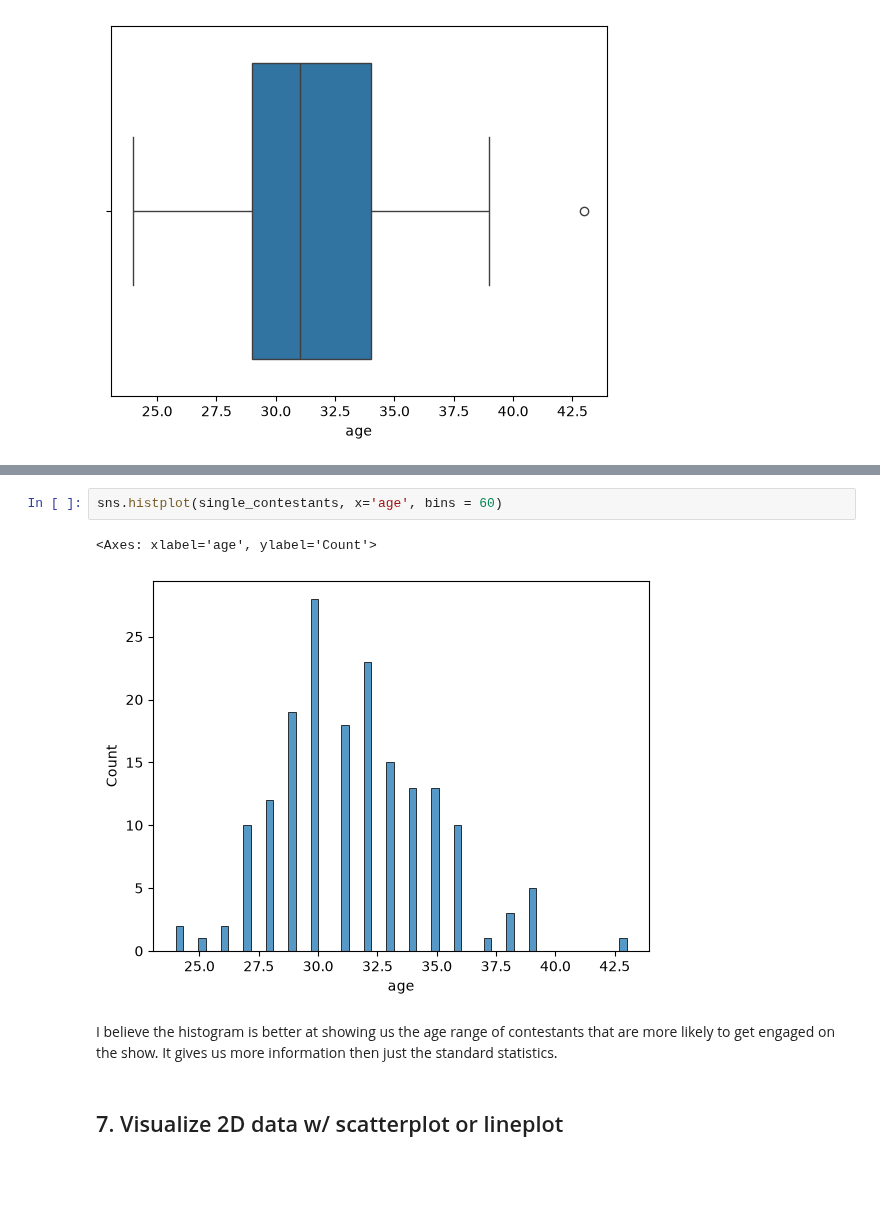
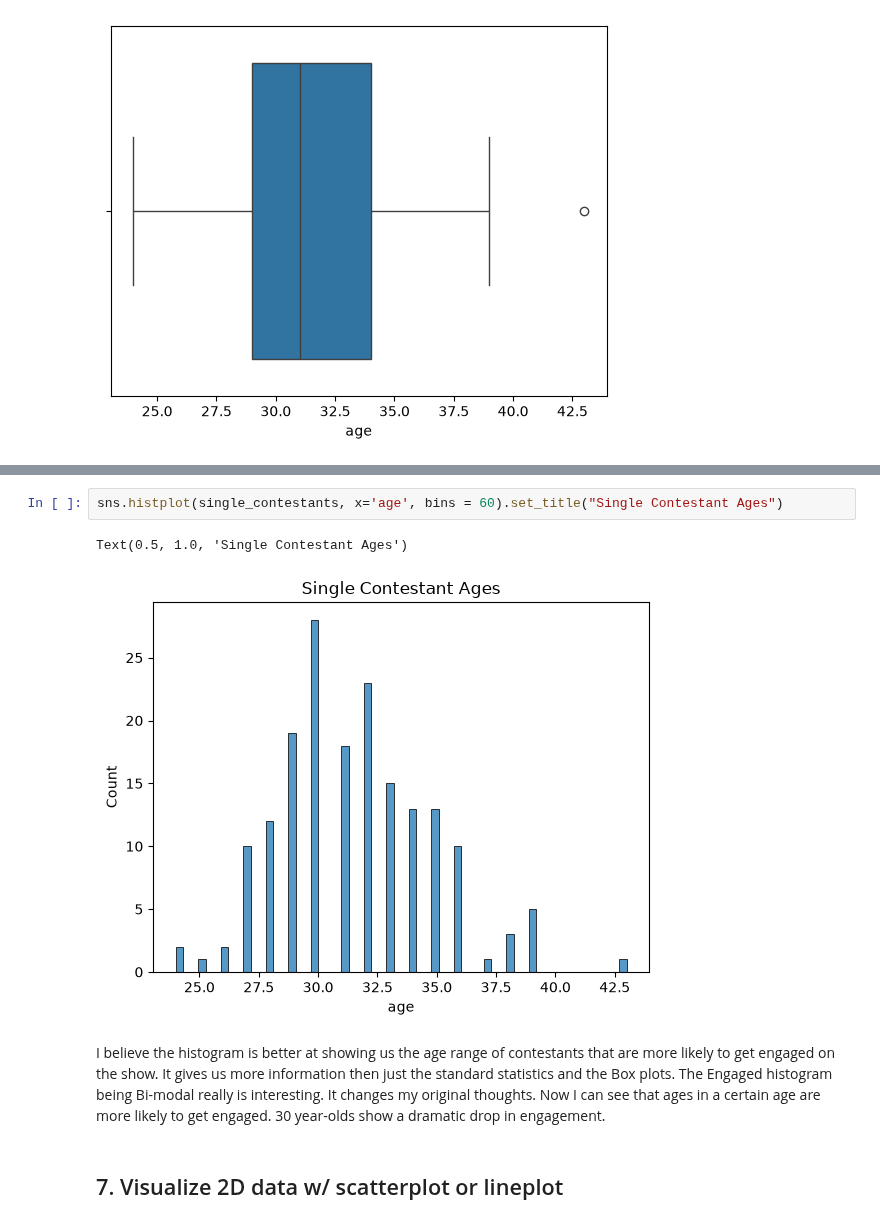
Before and after one commit to ZeeThomas/Love-Is-Blind-Analysis, a Jupyter notebook: analysisV0.ipynb, the cells around one changed output, grey strips where cells are left out. Saved outputs shown, nothing was run; the diff lists cells and outputs as text; blank space fills up the shorter version.

```diff
--- a/analysisV0.ipynb
+++ b/analysisV0.ipynb
@@ -528,10 +535,10 @@ sns.histplot(engaged_contestants, x='age', bins= 60)
 # %%
-sns.histplot(single_contestants, x='age', bins = 60)
+sns.histplot(single_contestants, x='age', bins = 60).set_title("Single Contestant Ages")
 # %% [output]
-<Axes: xlabel='age', ylabel='Count'>
+Text(0.5, 1.0, 'Single Contestant Ages')
-[figure, old version]
+[figure, new version]
 # %% [markdown]
-I believe the histogram is better at showing us the age range of contestants that are more likely to get engaged on the show. It gives us more information then just the standard statistics.
+I believe the histogram is better at showing us the age range of contestants that are more likely to get engaged on the show. It gives us more information then just the standard statistics and the Box plots. The Engaged histogram being Bi-modal really is interesting. It changes my original thoughts. Now I can see that ages in a certain age are more likely to get engaged. 30 year-olds show a dramatic drop in engagement.
 # %% [markdown]
 ## 7. Visualize 2D data w/ scatterplot or lineplot
 # %%
```
Also changed, not shown: parts of 15 cells of this notebook, 2 other files.
